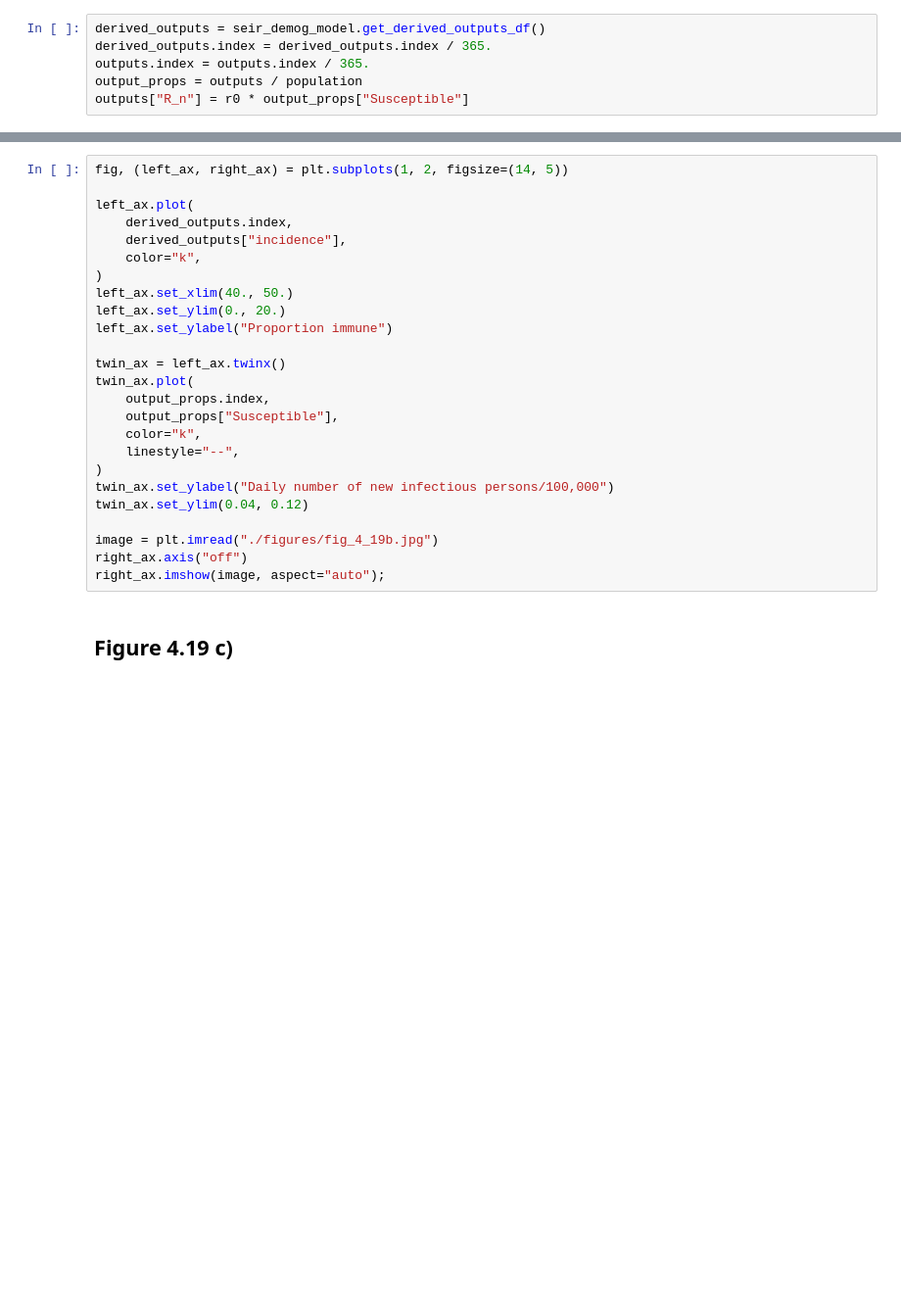
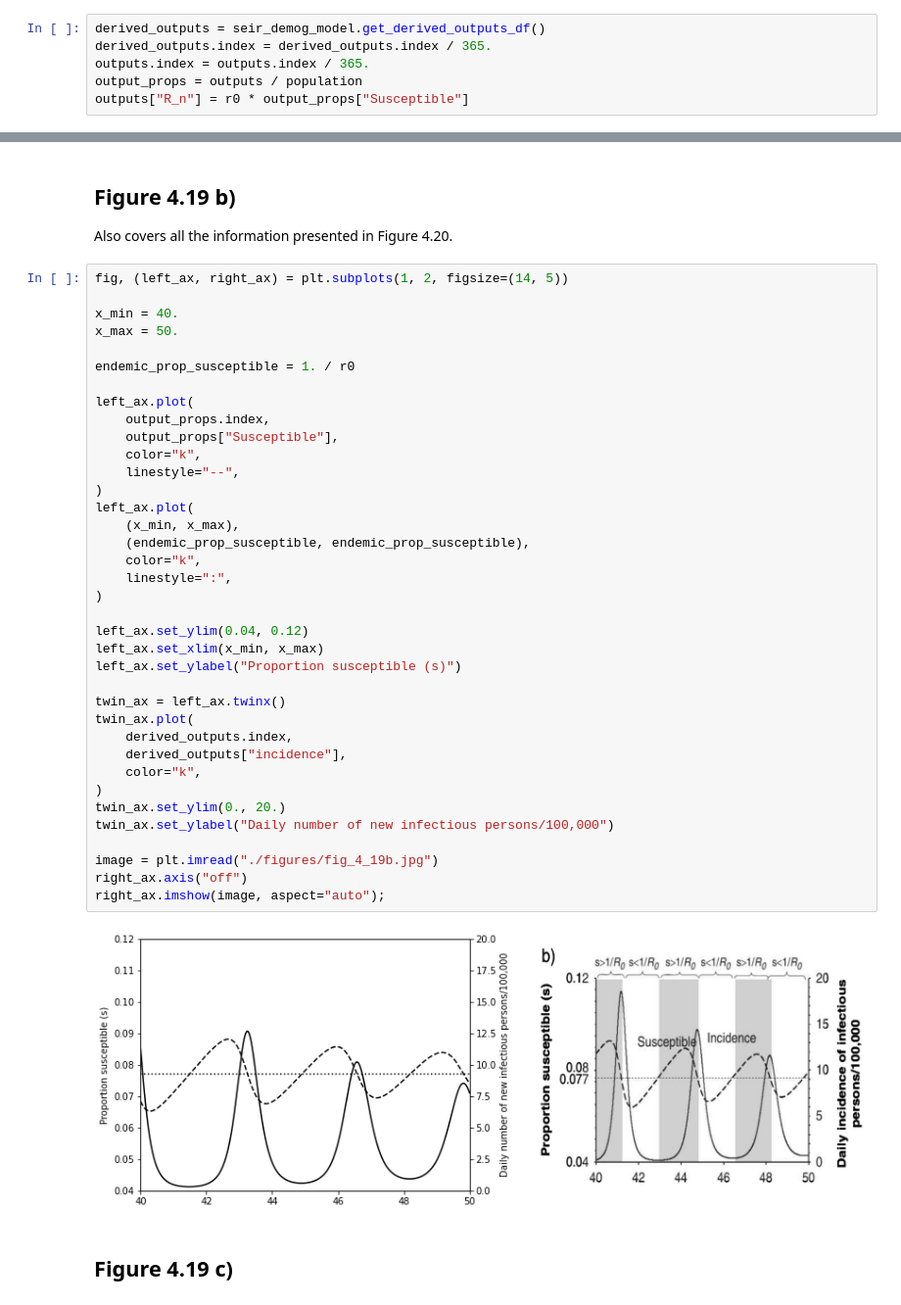
Before and after one commit to monash-emu/summer-vynnycky-white-validation, a Jupyter notebook: text_figures/chapter_4_fig_4_17.ipynb, the cells around one changed output, grey strips where cells are left out. Shown at 98% size. Cells and saved outputs as stored; diff of their text form; blank space fills up the shorter version.

```diff
--- a/text_figures/chapter_4_fig_4_17.ipynb
+++ b/text_figures/chapter_4_fig_4_17.ipynb
@@ -120,28 +133,45 @@ right_ax.imshow(image, aspect="auto");
+# %% [markdown]
+## Figure 4.19 b)
+Also covers all the information presented in Figure 4.20.
 # %%
 fig, (left_ax, right_ax) = plt.subplots(1, 2, figsize=(14, 5))
 
+x_min = 40.
+x_max = 50.
+
+endemic_prop_susceptible = 1. / r0
+
 left_ax.plot(
-    derived_outputs.index,
-    derived_outputs["incidence"],
-    color="k",
-)
-left_ax.set_xlim(40., 50.)
-left_ax.set_ylim(0., 20.)
-left_ax.set_ylabel("Proportion immune")
-
-twin_ax = left_ax.twinx()
-twin_ax.plot(
     output_props.index,
     output_props["Susceptible"],
     color="k",
     linestyle="--",
 )
+left_ax.plot(
+    (x_min, x_max),
+    (endemic_prop_susceptible, endemic_prop_susceptible),
+    color="k",
+    linestyle=":",
+)
+
+left_ax.set_ylim(0.04, 0.12)
+left_ax.set_xlim(x_min, x_max)
+left_ax.set_ylabel("Proportion susceptible (s)")
+
+twin_ax = left_ax.twinx()
+twin_ax.plot(
+    derived_outputs.index,
+    derived_outputs["incidence"],
+    color="k",
+)
+twin_ax.set_ylim(0., 20.)
 twin_ax.set_ylabel("Daily number of new infectious persons/100,000")
-twin_ax.set_ylim(0.04, 0.12)
 
 image = plt.imread("./figures/fig_4_19b.jpg")
 right_ax.axis("off")
 right_ax.imshow(image, aspect="auto");
+# %% [output]
+[figure, added]
 # %% [markdown]
 ## Figure 4.19 c)
 # %%
```
Also changed, not shown: parts of 5 cells of this notebook.
